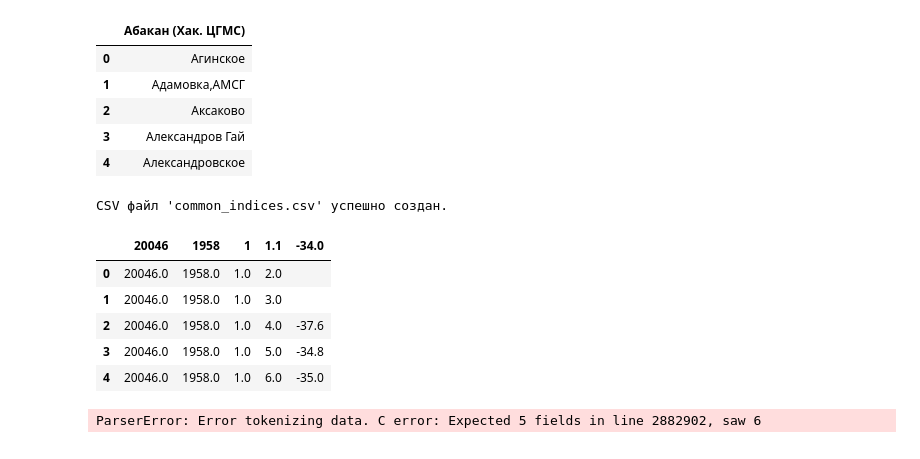
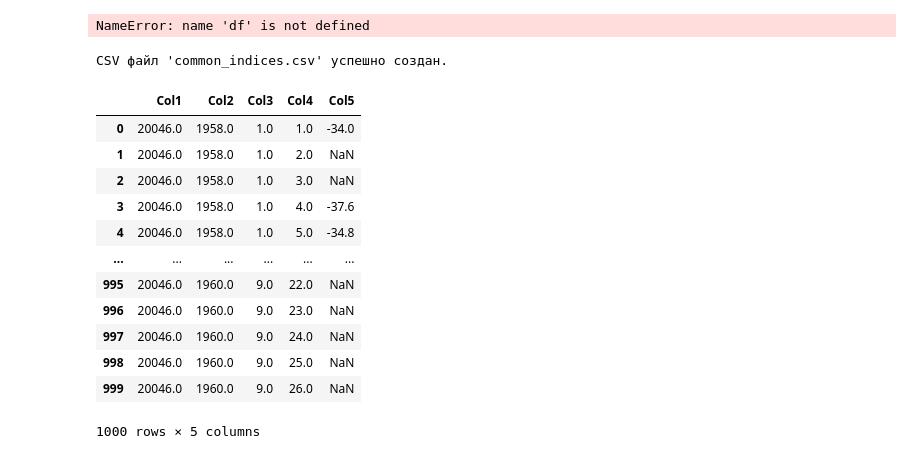
Before and after one commit to olegolas912/Python_codes, a Jupyter notebook: oksana.ipynb, the cells around one changed output. Cells and saved outputs as stored; diff of their text form; code cells hidden in the pictures.

```diff
--- a/oksana.ipynb
+++ b/oksana.ipynb
@@ -4,18 +4,13 @@ import pandas as pd
 import numpy as np
 from copy import deepcopy
 
-df = pd.read_csv(r'D:\github\Python_codes\temperature_data\wr323261.csv', sep=';')
-data = pd.read_excel(r'D:\github\Python_codes\temperature_data\olegy.xlsx')
-df_copy = deepcopy(df)
+# df = pd.read_csv(r'D:\github\Python_codes\temperature_data\wr323268.csv', sep=';')
+data = pd.read_excel(r'D:\github\Python_codes\temperature_data\olegy хелп.xlsx')
+# df_copy = deepcopy(df)
 
 data.head()
 # %% [output]
-|  | Абакан (Хак. ЦГМС) |
-| 0 | Агинское |
-| 1 | Адамовка,АМСГ |
-| 2 | Аксаково |
-| 3 | Александров Гай |
-| 4 | Александровское |
+NameError: name 'df' is not defined
 # %%
 import pandas as pd
 
@@ -46,41 +41,22 @@ print("CSV файл 'common_indices.csv' успешно создан.")
 # %% [output]
 CSV файл 'common_indices.csv' успешно создан.
 # %%
-data =pd.read_csv(r'temperature_data\wr323268.csv', sep=';',on_bad_lines='skip')
+data =pd.read_csv(r'temperature_data\wr323268_fixed.csv', sep=';')
 data.head()
-# data_copy = data.head(1000)
-# data_copy.to_csv(r'temperature_data\wr323268_copy.csv', sep=';')
+data_copy = data.head(1000)
+data_copy.to_csv(r'temperature_data\wr323268_copy.csv', sep=';')
+data_copy
 # %% [output]
-|  | 20046 | 1958 | 1 | 1.1 | -34.0 |
-| 0 | 20046.0 | 1958.0 | 1.0 | 2.0 |  |
-| 1 | 20046.0 | 1958.0 | 1.0 | 3.0 |  |
-| 2 | 20046.0 | 1958.0 | 1.0 | 4.0 | -37.6 |
-| 3 | 20046.0 | 1958.0 | 1.0 | 5.0 | -34.8 |
-| 4 | 20046.0 | 1958.0 | 1.0 | 6.0 | -35.0 |
+|  | Col1 | Col2 | Col3 | Col4 | Col5 |
+| 0 | 20046.0 | 1958.0 | 1.0 | 1.0 | -34.0 |
+| 1 | 20046.0 | 1958.0 | 1.0 | 2.0 | NaN |
+| 2 | 20046.0 | 1958.0 | 1.0 | 3.0 | NaN |
+| 3 | 20046.0 | 1958.0 | 1.0 | 4.0 | -37.6 |
+| 4 | 20046.0 | 1958.0 | 1.0 | 5.0 | -34.8 |
+| ... | ... | ... | ... | ... | ... |
+| 995 | 20046.0 | 1960.0 | 9.0 | 22.0 | NaN |
+| 996 | 20046.0 | 1960.0 | 9.0 | 23.0 | NaN |
+| 997 | 20046.0 | 1960.0 | 9.0 | 24.0 | NaN |
+| 998 | 20046.0 | 1960.0 | 9.0 | 25.0 | NaN |
+| 999 | 20046.0 | 1960.0 | 9.0 | 26.0 | NaN |
+1000 rows × 5 columns
-# %%
-import pandas as pd
-
-# Чтение файла с индексами
-# Предполагается, что в common_indices.csv имеется столбец "CommonIndex"
-indices_df = pd.read_csv("temperature_data/common_indices.csv")
-# Приводим значения индексов к строковому типу и удаляем лишние пробелы
-indices_set = set(indices_df["CommonIndex"].dropna().astype(str).str.strip())
-
-# Чтение второго файла с данными
-# Если в файле используется другой разделитель, например запятая, измените параметр sep
-data_df = pd.read_csv("temperature_data/wr323268.csv", sep=';')
-
-# Предположим, что нужный для сопоставления столбец находится в первом столбце второго файла.
-index_col = data_df.columns[0]
-# Приводим значения столбца к строковому типу и убираем лишние пробелы
-data_df[index_col] = data_df[index_col].astype(str).str.strip()
-
-# Фильтруем строки: оставляем только те, где значение в index_col содержится в indices_set
-filtered_df = data_df[data_df[index_col].isin(indices_set)]
-
-# Сохраняем отфильтрованные данные в новый CSV файл.
-filtered_df.to_csv("filtered_data.csv", index=False, sep=';')
-
-print("Файл 'filtered_data.csv' успешно создан.")
-# %% [output]
-ParserError: Error tokenizing data. C error: Expected 5 fields in line 2882902, saw 6
```
Also changed, not shown: parts of 7 cells of this notebook, 1 other file.
